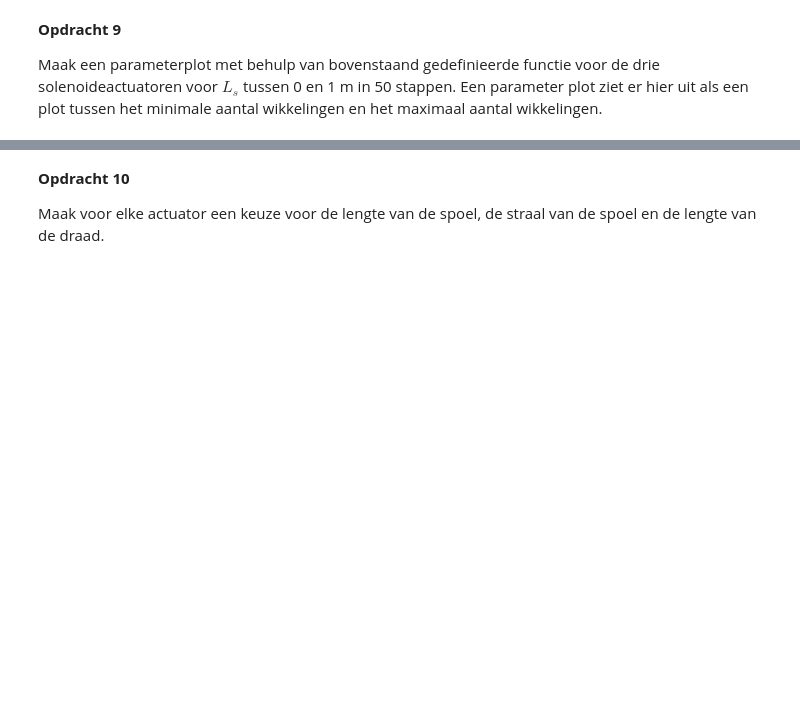
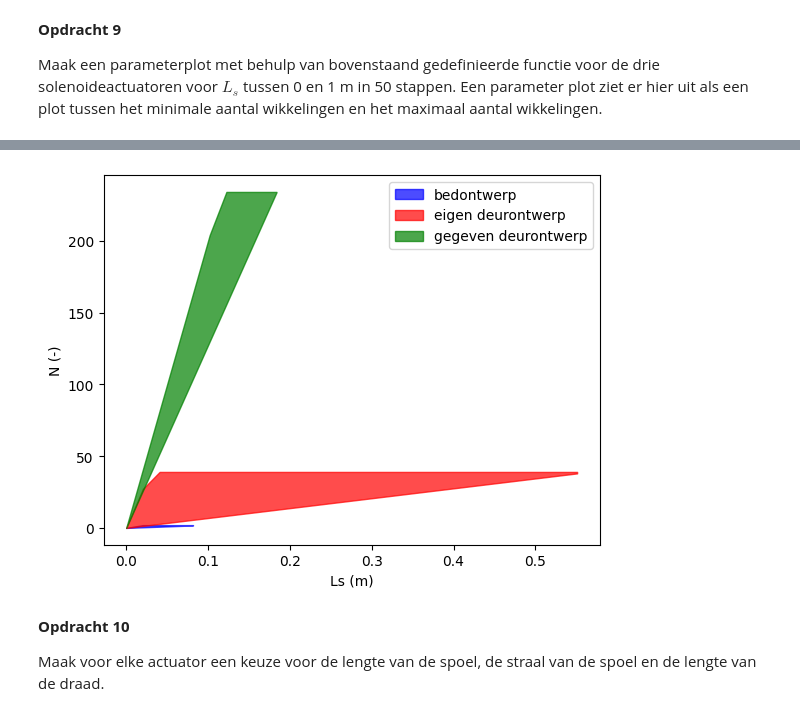
Before and after one commit to Ikbenjamin07/opdrachten-DEF-D, a Jupyter notebook: DigitaleOntwerpopdrachten/2KrachtactuatorOpdracht/KrachtactuatorOpdracht.ipynb, the cells around one changed output, grey strips where cells are left out. Cells and saved outputs as stored; diff of their text form; code cells hidden in the pictures; blank space fills up the shorter version.

```diff
--- a/DigitaleOntwerpopdrachten/2KrachtactuatorOpdracht/KrachtactuatorOpdracht.ipynb
+++ b/DigitaleOntwerpopdrachten/2KrachtactuatorOpdracht/KrachtactuatorOpdracht.ipynb
@@ -256,3 +268,17 @@ dit ff fixen
+# %%
+N_deur1 = aantal_wikkelingen(38, L_deurdraad, Ls_arr, rs_deur1, r_2, I_deur)
+N_deur2 = aantal_wikkelingen(40, L_deurdraad2, Ls_arr, rs_deur2, r_deur2,I_deur2)
+
+plt.figure()
+plt.fill_between(Ls_arr,N_bed[0],N_bed[1],color = "b",alpha=0.7,label="bedontwerp")
+plt.fill_between(Ls_arr,N_deur1[0],N_deur1[1],color = "r",alpha=0.7,label="eigen deurontwerp")
+plt.fill_between(Ls_arr,N_deur2[0],N_deur2[1], color="g",alpha=0.7,label="gegeven deurontwerp")
+plt.legend()
+plt.xlabel("Ls (m)")
+plt.ylabel("N (-)")
+plt.show()
+# %% [output]
+[figure, added]
 # %% [markdown]
 **Opdracht 10**
 
```
Also changed, not shown: parts of 5 cells of this notebook.
